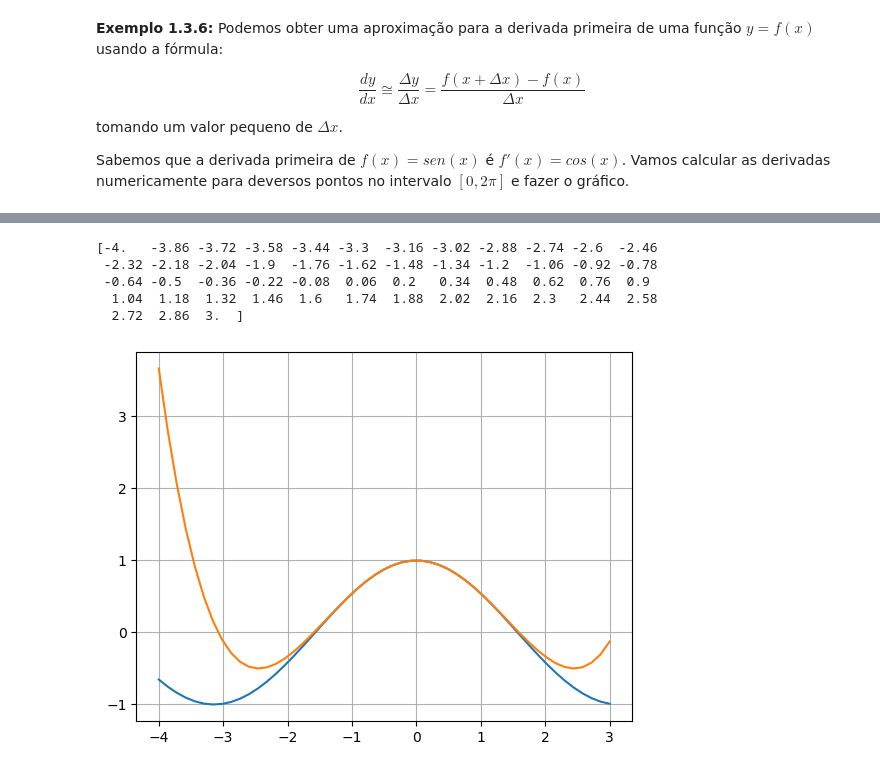
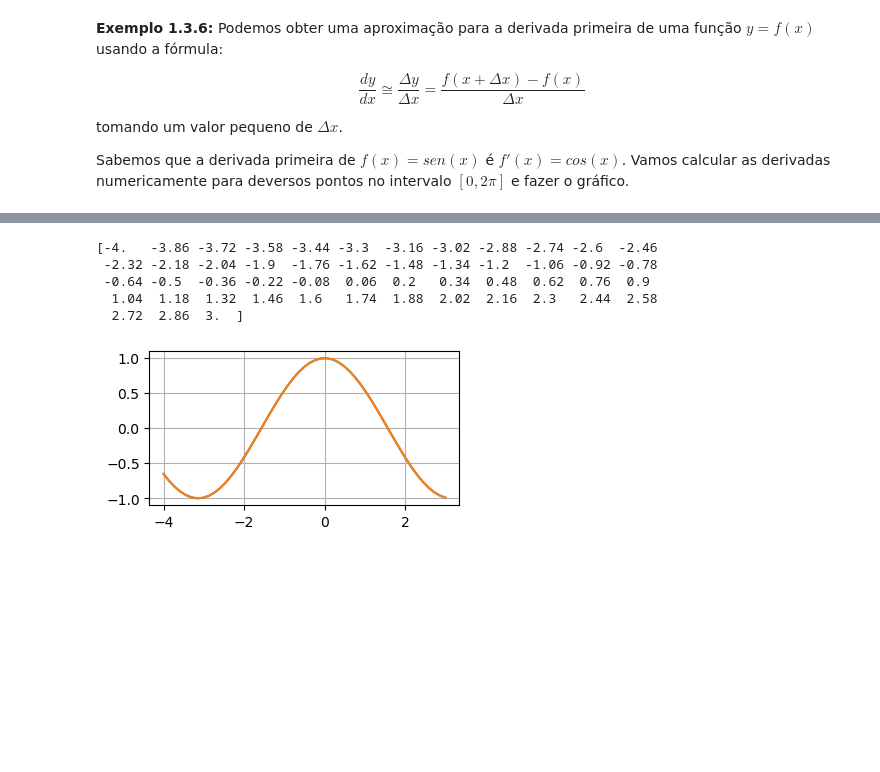
Before and after one commit to tiagoburiol/metodos_numericos_em_python, a Jupyter notebook: docs/_sources/1_INTRODUCAO_ERROS/1.3_erros_nas_aproximacoes_numericas.ipynb, the cells around one changed output, grey strips where cells are left out. Saved outputs shown, nothing was run; the diff lists cells and outputs as text; code cells hidden in the pictures; blank space fills up the shorter version.

```diff
--- a/docs/_sources/1_INTRODUCAO_ERROS/1.3_erros_nas_aproximacoes_numericas.ipynb
+++ b/docs/_sources/1_INTRODUCAO_ERROS/1.3_erros_nas_aproximacoes_numericas.ipynb
@@ -205,6 +205,7 @@ Sabemos que a derivada primeira de $f(x)=sen(x)$ é $f'(x)=cos(x)$. Vamos calcul
 # %%
 import numpy as np
 import matplotlib.pyplot as plt
+plt.rcParams['figure.figsize'] = [4,2]
 # %%
 xi = np.linspace(0, 2*np.pi, 21)
 h=(xi[-1]-xi[0])/(len(xi)-1)
@@ -237,35 +238,35 @@ import numpy as np
 import matplotlib.pyplot as plt
 import math
 
 X = np.linspace(-4., 3., 51)
 print(X)
 
 
 Y = []
 #x=1.0
 for x in X:
     valor = 1.0
-    for i in range(1,3,1):
+    for i in range(1,11,1):
         fat = math.factorial(2*i)
         valor = valor + (x**(2*i)*(-1)**i)/fat
         #fat = math.factorial(2*i+1)
         #valor = valor + (x**(2*i+1)*(-1)**i)/fat
 
         #print (x, valor)
     Y.append(valor)
 
 
 
 plt.plot(X, np.cos(X),X, Y)
 plt.grid()
 plt.show()
 # %% [output]
 [-4.   -3.86 -3.72 -3.58 -3.44 -3.3  -3.16 -3.02 -2.88 -2.74 -2.6  -2.46
  -2.32 -2.18 -2.04 -1.9  -1.76 -1.62 -1.48 -1.34 -1.2  -1.06 -0.92 -0.78
  -0.64 -0.5  -0.36 -0.22 -0.08  0.06  0.2   0.34  0.48  0.62  0.76  0.9
   1.04  1.18  1.32  1.46  1.6   1.74  1.88  2.02  2.16  2.3   2.44  2.58
   2.72  2.86  3.  ]
-[figure, old version]
+[figure, new version]
 # %%
 #e^x
 
```
Also changed, not shown: parts of 9 cells of this notebook, 56 other files.
